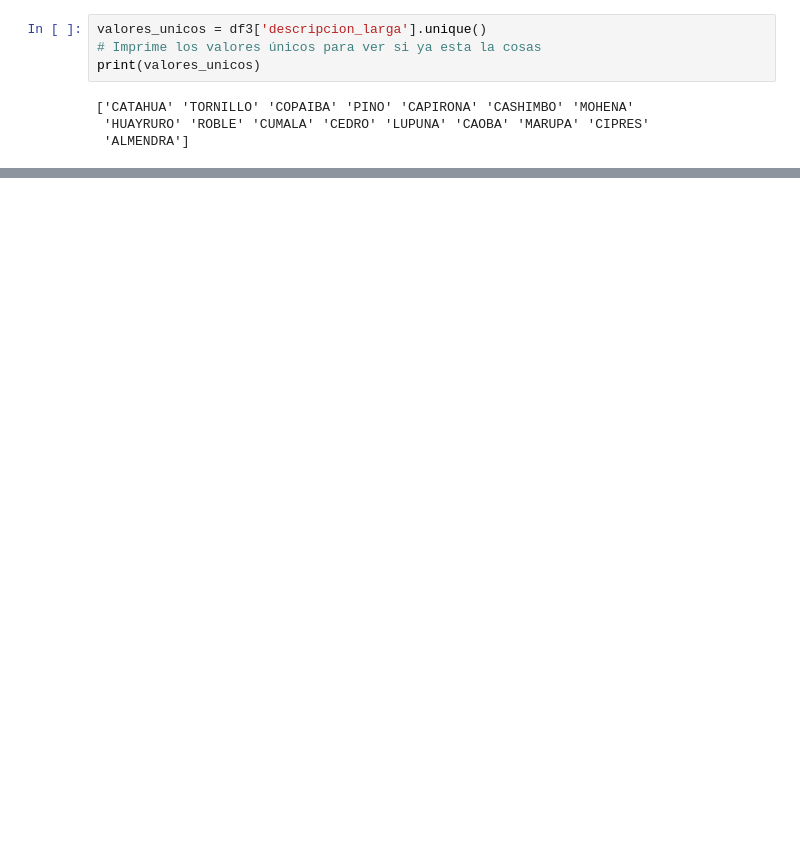
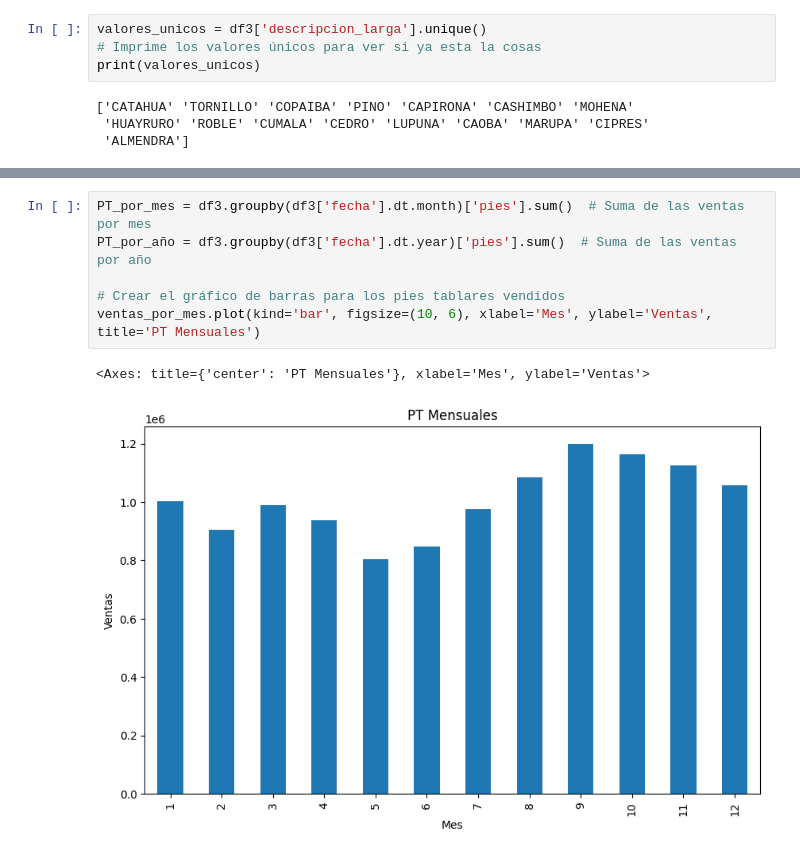
Before and after one commit to davidsosaolea/EDA_aserradero, a Jupyter notebook: Notebook.ipynb, the cells around one changed output, grey strips where cells are left out. Drawn from its saved outputs; the diff is of its cells as text; blank space fills up the shorter version.

```diff
--- a/Notebook.ipynb
+++ b/Notebook.ipynb
@@ -293,0 +363,9 @@ Ventas totales:  12086327.145000001
+# %%
+PT_por_mes = df3.groupby(df3['fecha'].dt.month)['pies'].sum()  # Suma de las ventas por mes
+PT_por_año = df3.groupby(df3['fecha'].dt.year)['pies'].sum()  # Suma de las ventas por año
+
+# Crear el gráfico de barras para los pies tablares vendidos
+ventas_por_mes.plot(kind='bar', figsize=(10, 6), xlabel='Mes', ylabel='Ventas', title='PT Mensuales')
+# %% [output]
+<Axes: title={'center': 'PT Mensuales'}, xlabel='Mes', ylabel='Ventas'>
+[figure, added]
```
Also changed, not shown: parts of 23 cells of this notebook, 3 other files.
